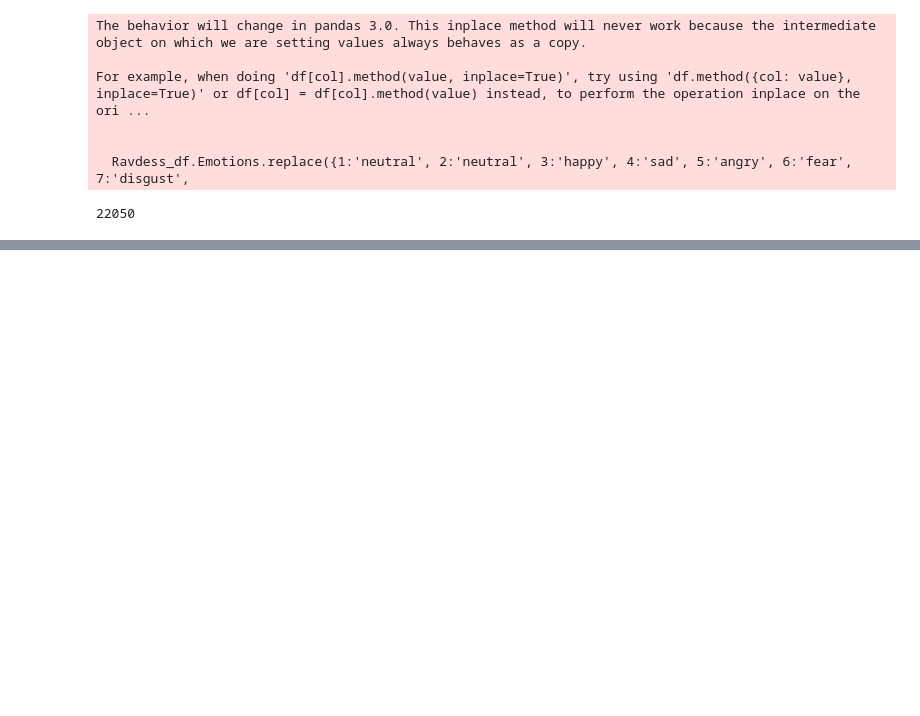
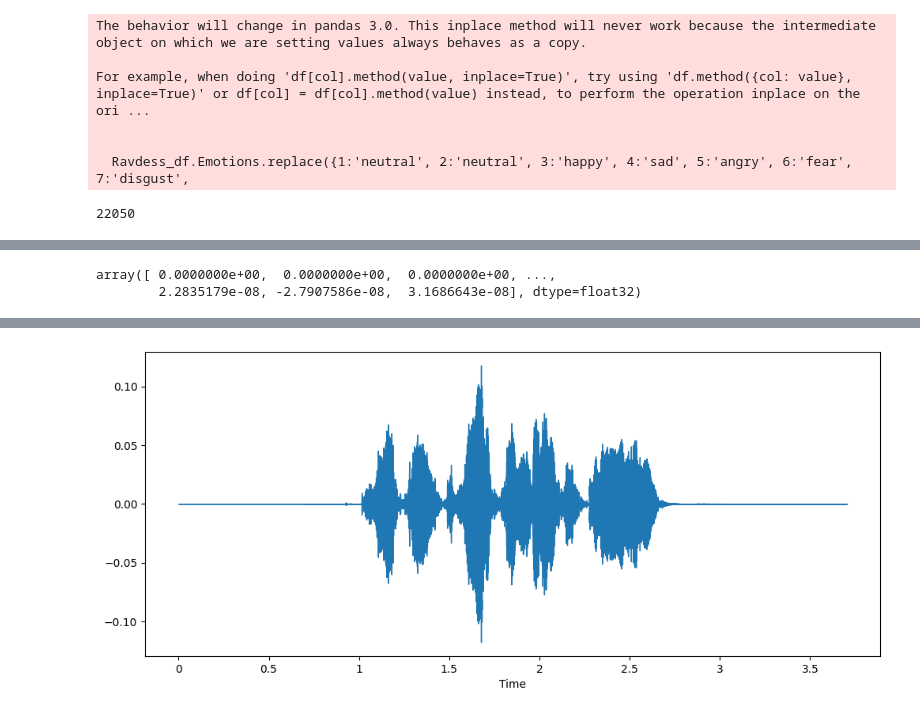
Before and after one commit to Evans-tats/CodeAlpha_Emotion-Recognition-from-Speech, a Jupyter notebook: Emotion_Recognition_from_Speech.ipynb, the cells around one changed output, grey strips where cells are left out. Drawn from its saved outputs; the diff is of its cells as text; code cells hidden in the pictures; blank space fills up the shorter version.

```diff
--- a/Emotion_Recognition_from_Speech.ipynb
+++ b/Emotion_Recognition_from_Speech.ipynb
@@ -169,0 +174,5 @@ ipd.Audio(data,rate=sr)
+# %%
+data
+# %% [output]
+array([ 0.0000000e+00,  0.0000000e+00,  0.0000000e+00, ...,
+        2.2835179e-08, -2.7907586e-08,  3.1686643e-08], dtype=float32)
@@ -169,0 +192,6 @@ ipd.Audio(data,rate=sr)
+# %%
+import librosa.display
+plt.figure(figsize=(12,5))
+librosa.display.waveshow(y=data,sr=sr)
+ipd.Audio(data,rate=sr)
+# %% [output]
@@ -169,0 +199 @@ ipd.Audio(data,rate=sr)
+[figure, added]
```
Also changed, not shown: parts of 25 cells of this notebook.
